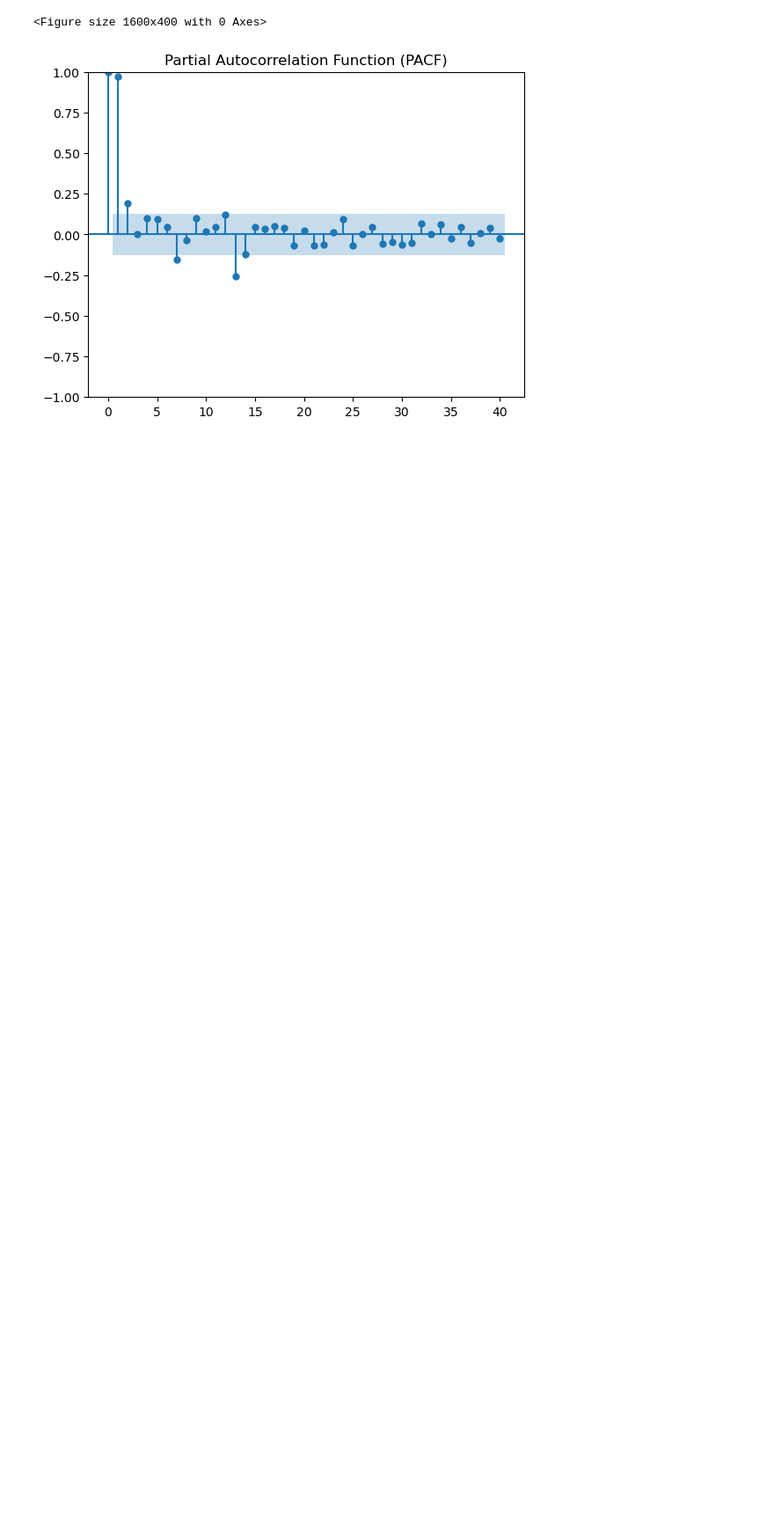
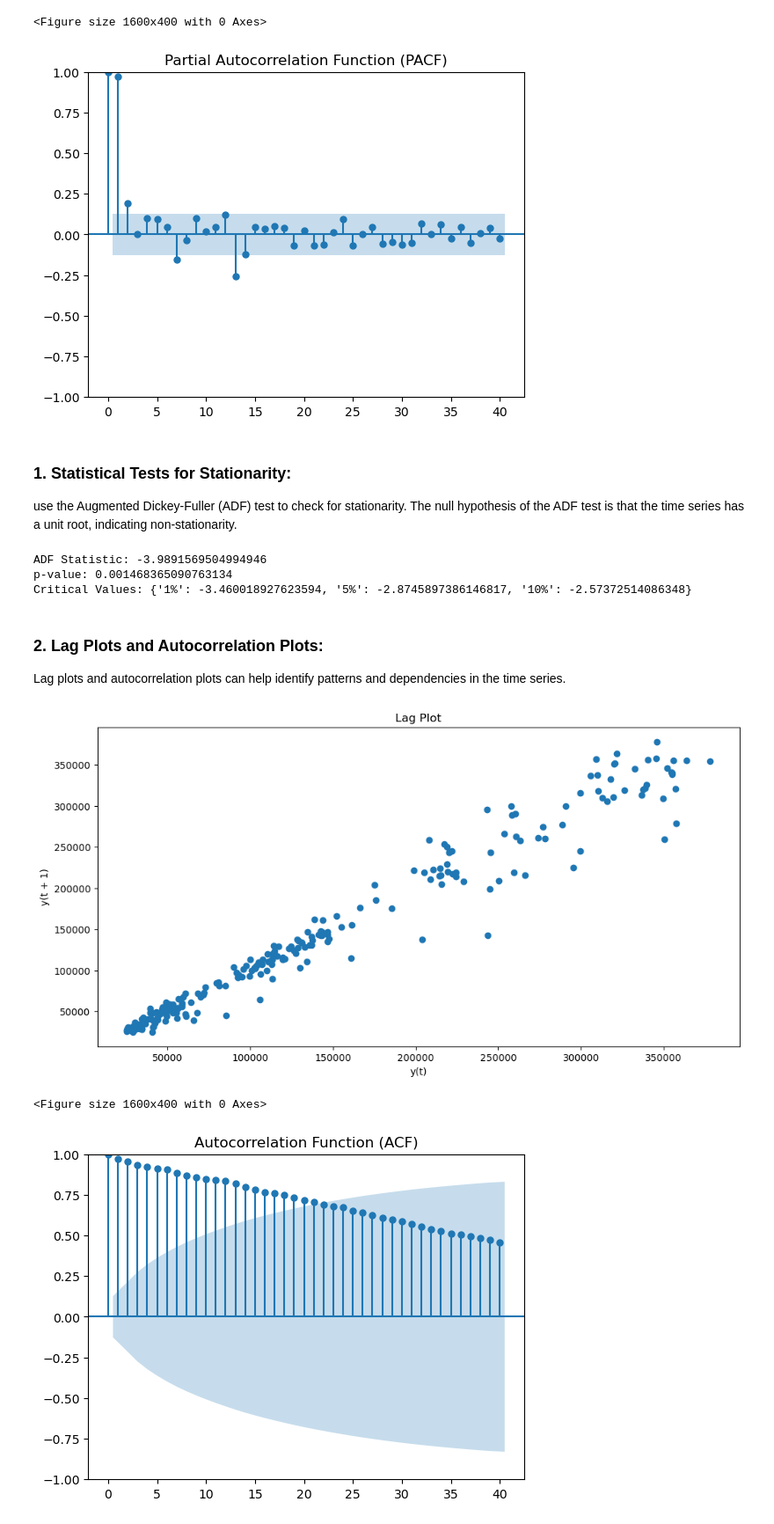
Before and after one commit to MadScie254/Predictive-Modeling-for-Monthly-Total-Remittances-CBK, a Jupyter notebook: Overview.ipynb, the cells around one changed output. Shown: that part at 88% size. Saved outputs shown, nothing was run; the diff lists cells and outputs as text; code cells hidden in the pictures; blank space fills up the shorter version.

Commit message:
plot updates

```diff
--- a/Overview.ipynb
+++ b/Overview.ipynb
@@ -450,3 +450,38 @@ plt.show()
 [figure]
 <Figure size 1600x400 with 0 Axes>
 [figure]
+# %% [markdown]
+### 1. Statistical Tests for Stationarity:
+use the Augmented Dickey-Fuller (ADF) test to check for stationarity. The null hypothesis of the ADF test is that the time series has a unit root, indicating non-stationarity.
+# %%
+from statsmodels.tsa.stattools import adfuller
+
+# Perform Augmented Dickey-Fuller test
+adf_test_result = adfuller(remittances_data['Total Remittances (USD \'000)'], autolag='AIC')
+
+# Display the ADF test results
+print('ADF Statistic:', adf_test_result[0])
+print('p-value:', adf_test_result[1])
+print('Critical Values:', adf_test_result[4])
+# %% [output]
+ADF Statistic: -3.9891569504994946
+p-value: 0.001468365090763134
+Critical Values: {'1%': -3.460018927623594, '5%': -2.8745897386146817, '10%': -2.57372514086348}
+# %% [markdown]
+### 2. Lag Plots and Autocorrelation Plots:
+Lag plots and autocorrelation plots can help identify patterns and dependencies in the time series.
+# %%
+# Lag plot
+plt.figure(figsize=(12, 6))
+lag_plot(remittances_data['Total Remittances (USD \'000)'], lag=1)
+plt.title('Lag Plot')
+plt.show()
+
+# Autocorrelation plot
+plt.figure(figsize=(16, 4))
+plot_acf(remittances_data['Total Remittances (USD \'000)'], lags=40, title='Autocorrelation Function (ACF)')
+plt.show()
+# %% [output]
+[figure, added]
+<Figure size 1600x400 with 0 Axes>
+[figure, added]
```
Also changed, not shown: parts of 4 cells of this notebook.
